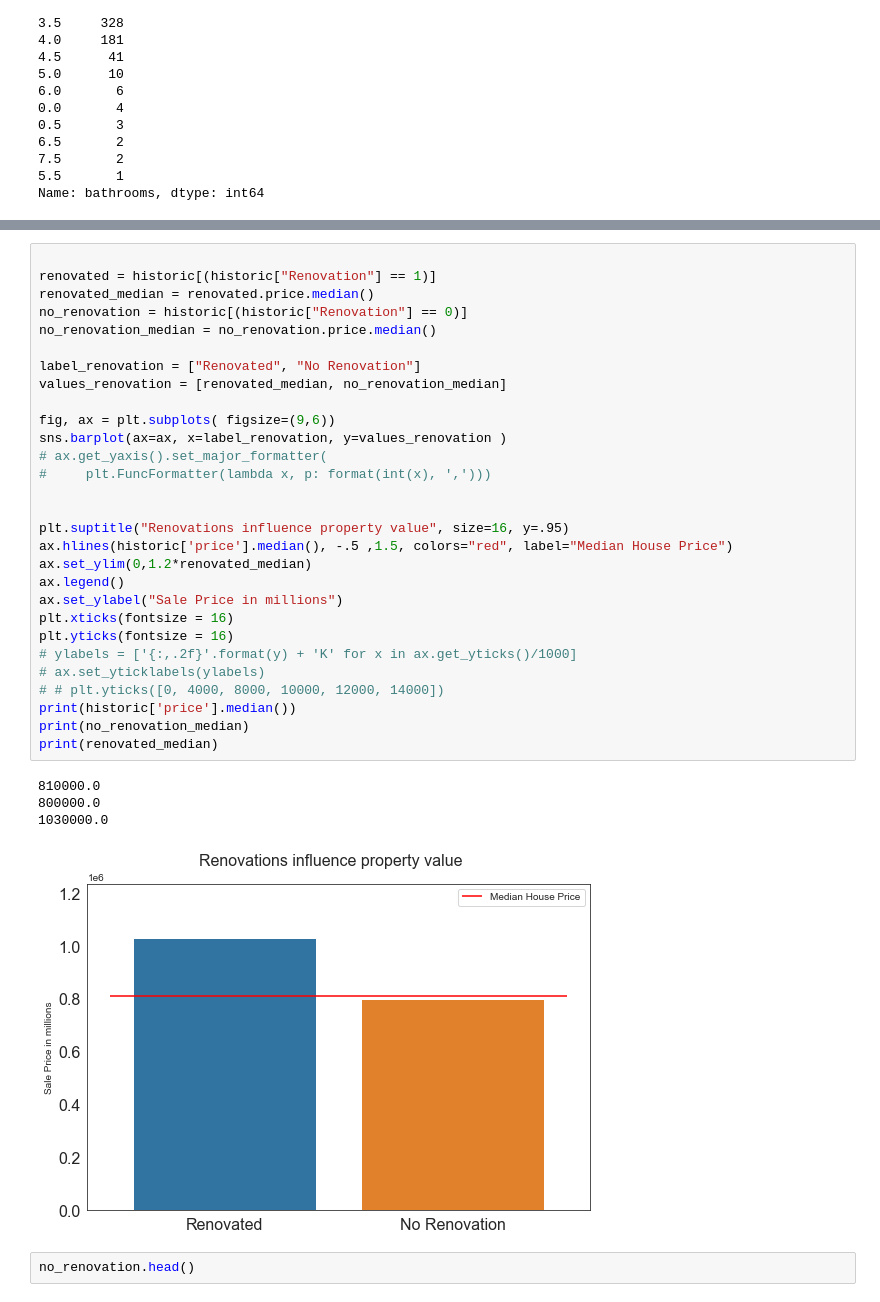
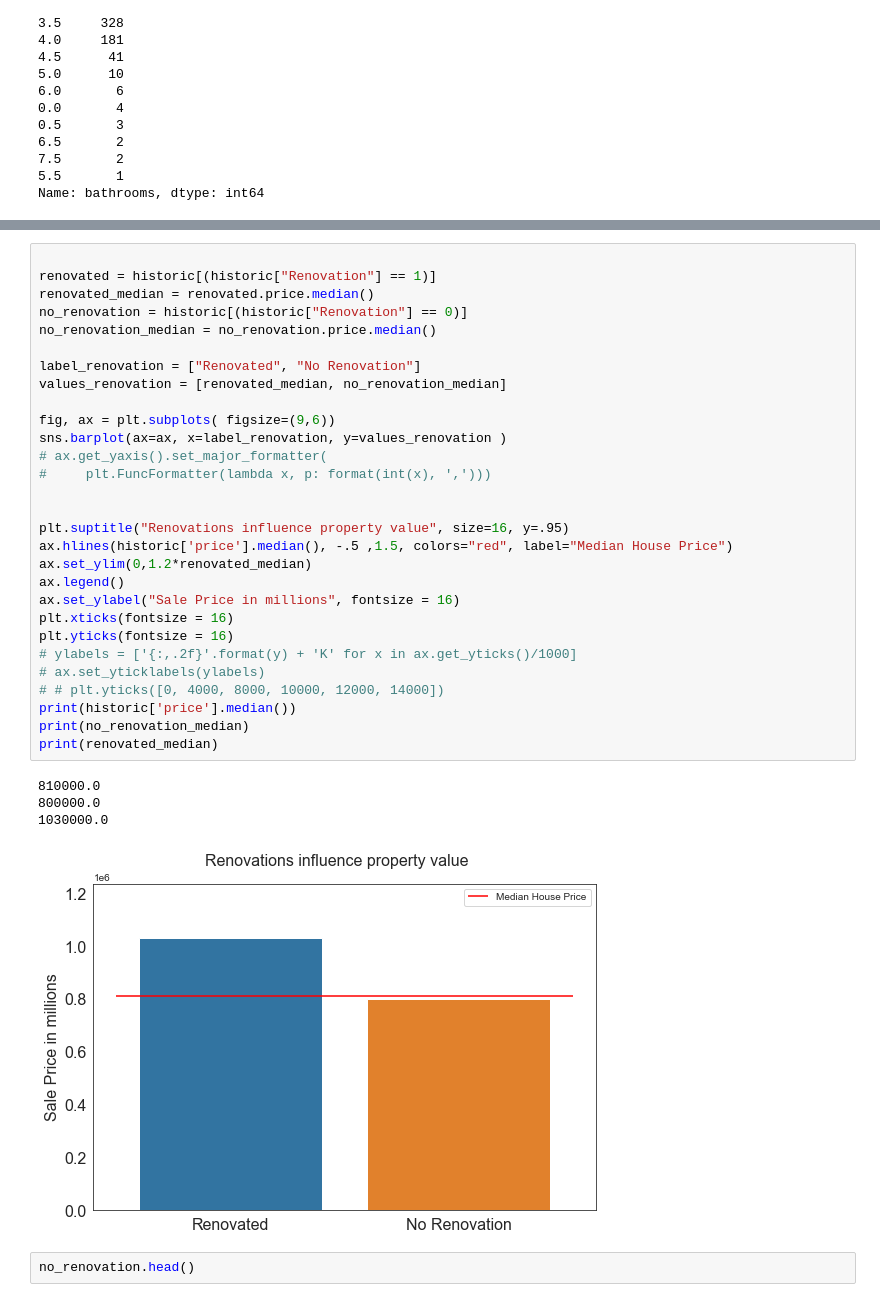
Before and after one commit to hall-nicholas/flatiron-ds-project-2, a Jupyter notebook: code/Dan_consolidated.ipynb, the cells around one changed output, grey strips where cells are left out. Saved outputs shown, nothing was run; the diff lists cells and outputs as text.

```diff
--- a/code/Dan_consolidated.ipynb
+++ b/code/Dan_consolidated.ipynb
@@ -321,35 +344,35 @@ ax = sns.barplot(bathroom_median)
 renovated = historic[(historic["Renovation"] == 1)]
 renovated_median = renovated.price.median()
 no_renovation = historic[(historic["Renovation"] == 0)]
 no_renovation_median = no_renovation.price.median()
 
 label_renovation = ["Renovated", "No Renovation"]
 values_renovation = [renovated_median, no_renovation_median]
 
 fig, ax = plt.subplots( figsize=(9,6))
 sns.barplot(ax=ax, x=label_renovation, y=values_renovation )
 # ax.get_yaxis().set_major_formatter(
 #     plt.FuncFormatter(lambda x, p: format(int(x), ',')))
 
 
 plt.suptitle("Renovations influence property value", size=16, y=.95)
 ax.hlines(historic['price'].median(), -.5 ,1.5, colors="red", label="Median House Price")
 ax.set_ylim(0,1.2*renovated_median)
 ax.legend()
-ax.set_ylabel("Sale Price in millions")
+ax.set_ylabel("Sale Price in millions", fontsize = 16)
 plt.xticks(fontsize = 16)
 plt.yticks(fontsize = 16)
 # ylabels = ['{:,.2f}'.format(y) + 'K' for x in ax.get_yticks()/1000]
 # ax.set_yticklabels(ylabels)
 # # plt.yticks([0, 4000, 8000, 10000, 12000, 14000])
 print(historic['price'].median())
 print(no_renovation_median)
 print(renovated_median)
 # %% [output]
 810000.0
 800000.0
 1030000.0
-[figure, old version]
+[figure, new version]
 # %%
 no_renovation.head()
 # %% [output]
```
Also changed, not shown: parts of 14 cells of this notebook.
